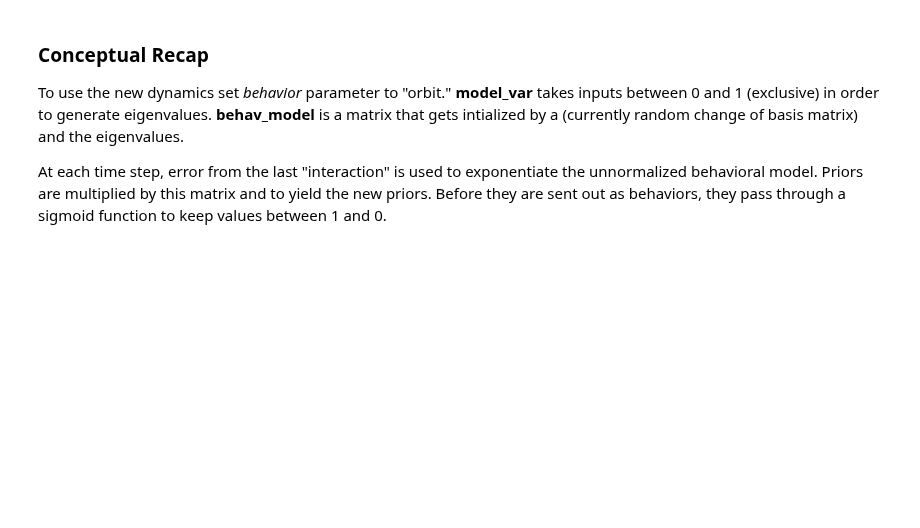
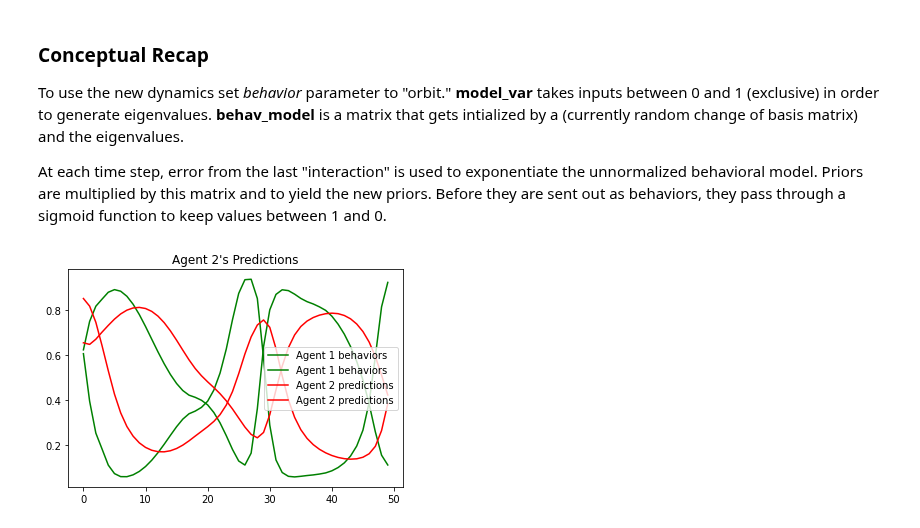
Before and after one commit to rpassas/Social_AI, a Jupyter notebook: experiments/orbit_agents.ipynb, the cells around one changed output. Cells and saved outputs as stored; diff of their text form; code cells hidden in the pictures; blank space fills up the shorter version.

```diff
--- a/experiments/orbit_agents.ipynb
+++ b/experiments/orbit_agents.ipynb
@@ -32,3 +32,12 @@ behaviors = world.get_behaviors()
 
 #world.print_results()
 time = [t for t in range(len(costs[0]))]
+# %%
+plt.figure(facecolor='white')
+plt.plot(time, behaviors[0], 'g', label="Agent 1 behaviors")
+plt.plot(time, preds[1], 'r', label="Agent 2 predictions")
+plt.title("Agent 2's Predictions")
+plt.legend()
+plt.show()
+# %% [output]
+[figure, added]
```
Also changed, not shown: parts of 8 cells of this notebook.
